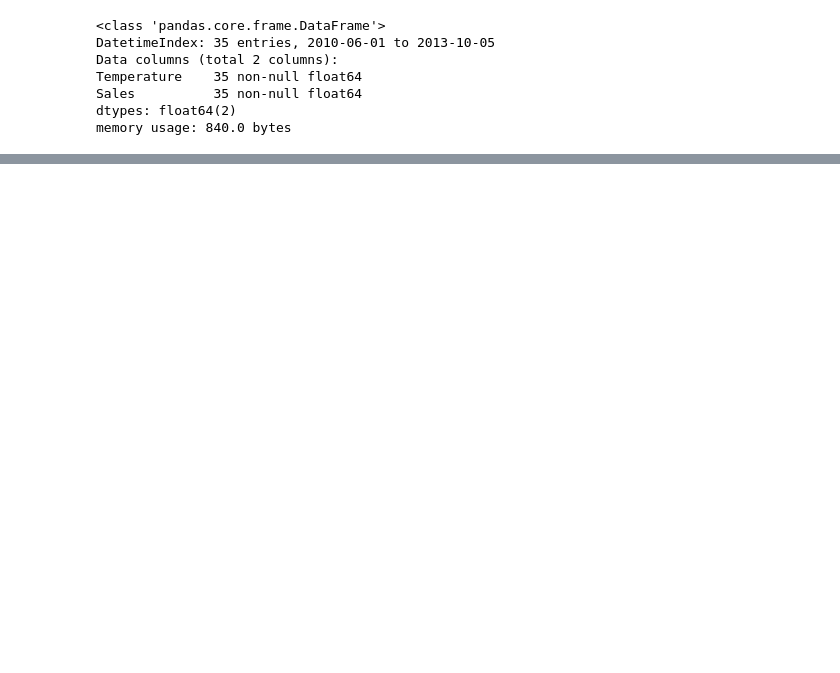
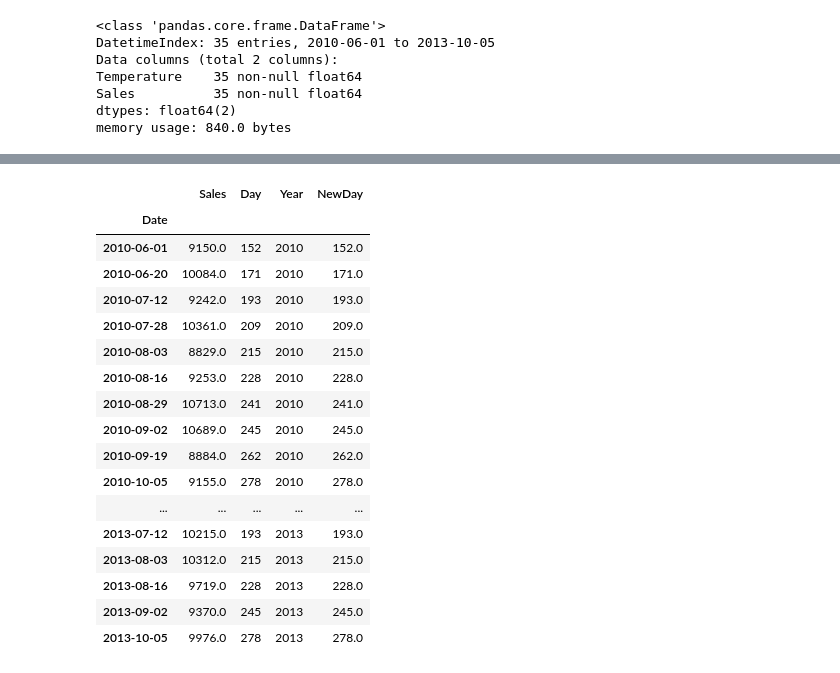
Before and after one commit to IshanaRaina/pandas-labs, a Jupyter notebook: teenage_pandas.ipynb, the cells around one changed output, grey strips where cells are left out. Drawn from its saved outputs; the diff is of its cells as text; code cells hidden in the pictures; blank space fills up the shorter version.

```diff
--- a/teenage_pandas.ipynb
+++ b/teenage_pandas.ipynb
@@ -545,0 +618,21 @@ To register the converters:
+# %%
+ts_df
+# %% [output]
+|  | Sales | Day | Year | NewDay |
+| Date |  |  |  |  |
+| 2010-06-01 | 9150.0 | 152 | 2010 | 152.0 |
+| 2010-06-20 | 10084.0 | 171 | 2010 | 171.0 |
+| 2010-07-12 | 9242.0 | 193 | 2010 | 193.0 |
+| 2010-07-28 | 10361.0 | 209 | 2010 | 209.0 |
+| 2010-08-03 | 8829.0 | 215 | 2010 | 215.0 |
+| 2010-08-16 | 9253.0 | 228 | 2010 | 228.0 |
+| 2010-08-29 | 10713.0 | 241 | 2010 | 241.0 |
+| 2010-09-02 | 10689.0 | 245 | 2010 | 245.0 |
+| 2010-09-19 | 8884.0 | 262 | 2010 | 262.0 |
+| 2010-10-05 | 9155.0 | 278 | 2010 | 278.0 |
+| ... | ... | ... | ... | ... |
+| 2013-07-12 | 10215.0 | 193 | 2013 | 193.0 |
+| 2013-08-03 | 10312.0 | 215 | 2013 | 215.0 |
+| 2013-08-16 | 9719.0 | 228 | 2013 | 228.0 |
+| 2013-09-02 | 9370.0 | 245 | 2013 | 245.0 |
+| 2013-10-05 | 9976.0 | 278 | 2013 | 278.0 |
```
Also changed, not shown: parts of 15 cells of this notebook.
